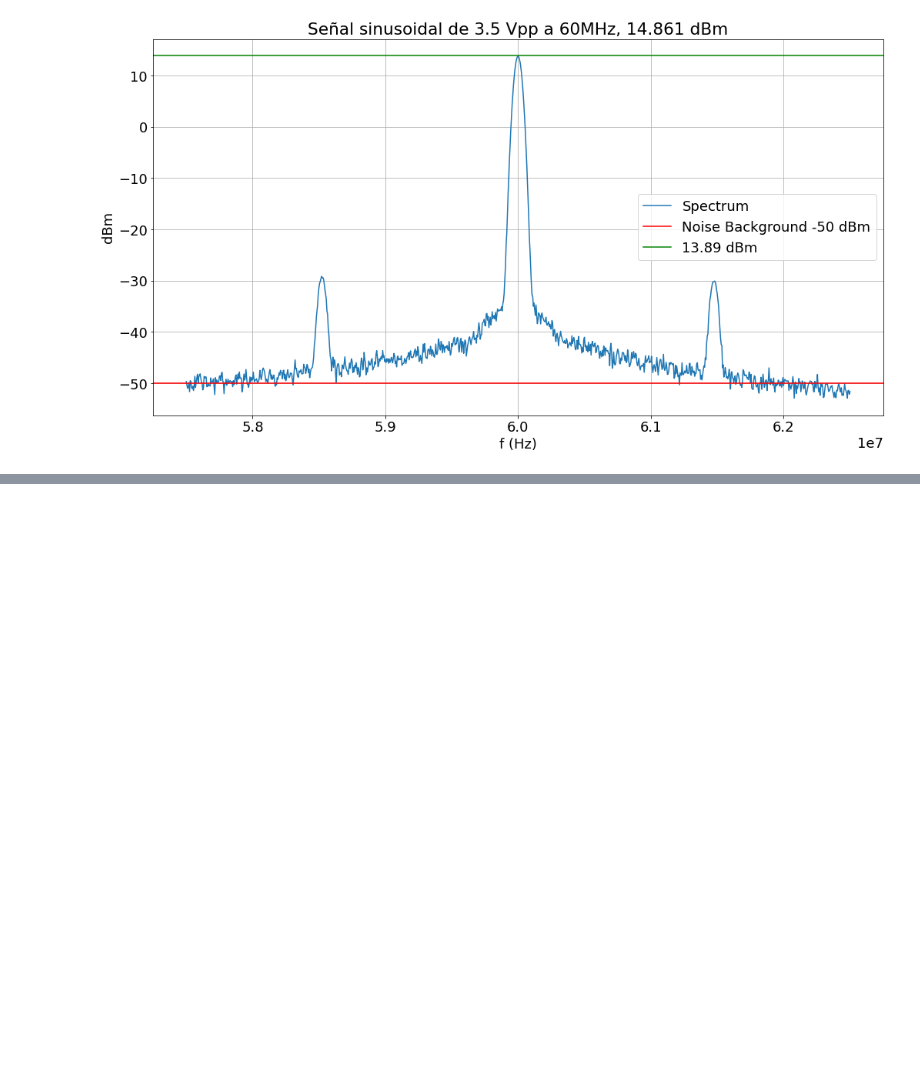
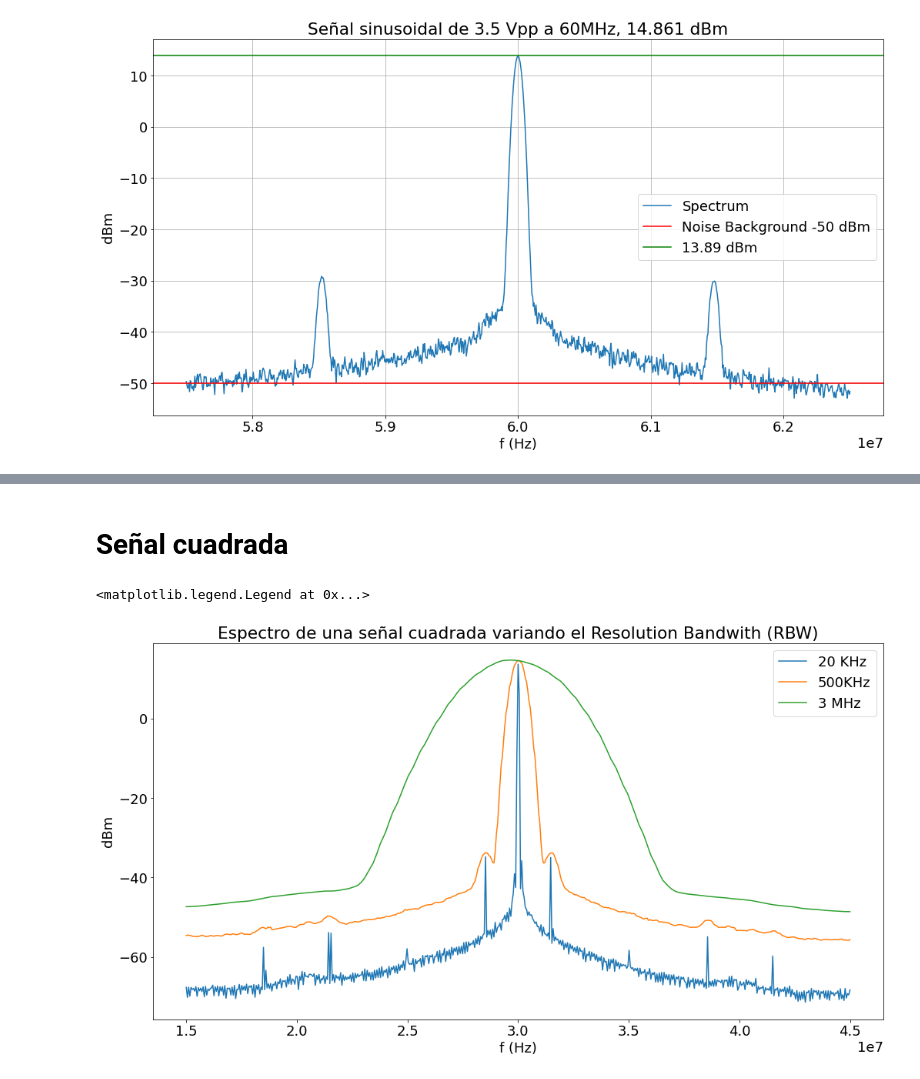
Before and after one commit to judasaca/tesis, a Jupyter notebook: datos_y_analisis/intento_2/spectrum_analyzer.ipynb, the cells around one changed output, grey strips where cells are left out. Cells and saved outputs as stored; diff of their text form; code cells hidden in the pictures; blank space fills up the shorter version.

```diff
--- a/datos_y_analisis/intento_2/spectrum_analyzer.ipynb
+++ b/datos_y_analisis/intento_2/spectrum_analyzer.ipynb
@@ -92,0 +116,16 @@ plt.show()
+# %% [markdown]
+# Señal cuadrada
+# %%
+RBW=["20 KHz", "500KHz", "3 MHz"]
+plt.figure()
+for i in range(1,4):
+    data= load_data("señal_cuadrada/{}".format(i))
+    plt.plot(data["Hz"], data["dBm"], label=RBW[i-1])
+
+plt.ylabel("dBm")
+plt.xlabel("f (Hz)")
+plt.title("Espectro de una señal cuadrada variando el Resolution Bandwith (RBW)")
+plt.legend()
+# %% [output]
+<matplotlib.legend.Legend at 0x...>
+[figure, added]
```
Also changed, not shown: parts of 3 cells of this notebook, 27 other files.
